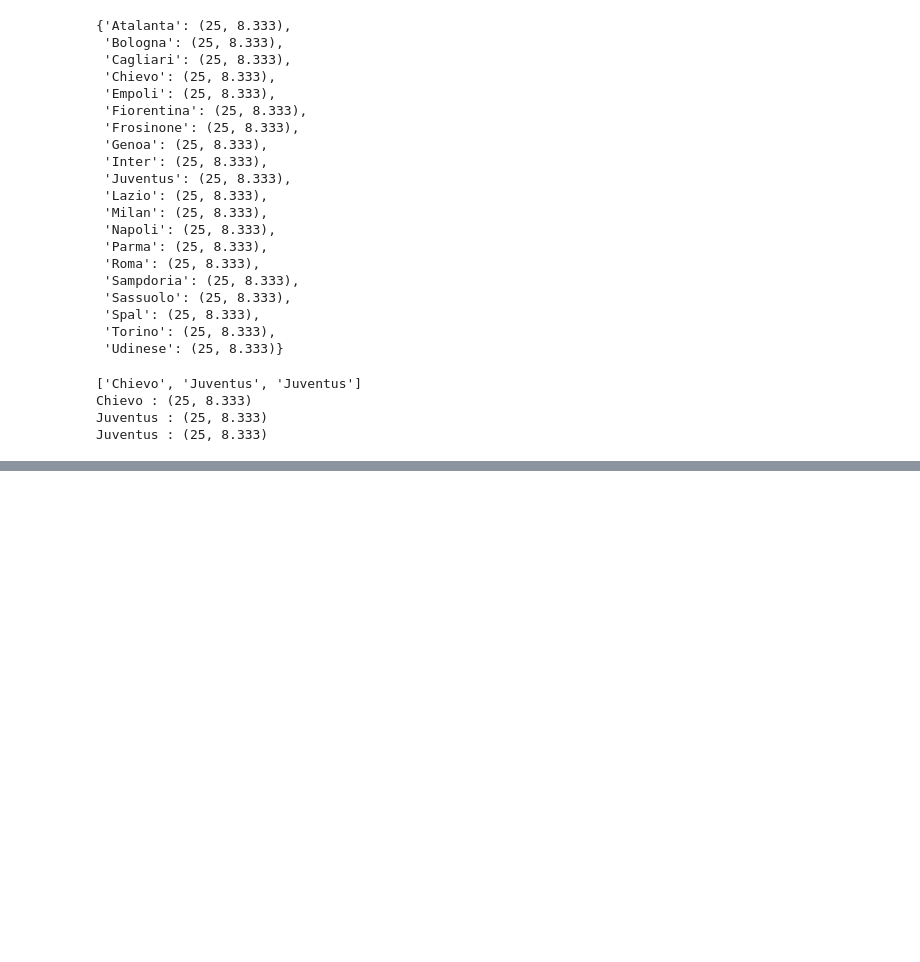
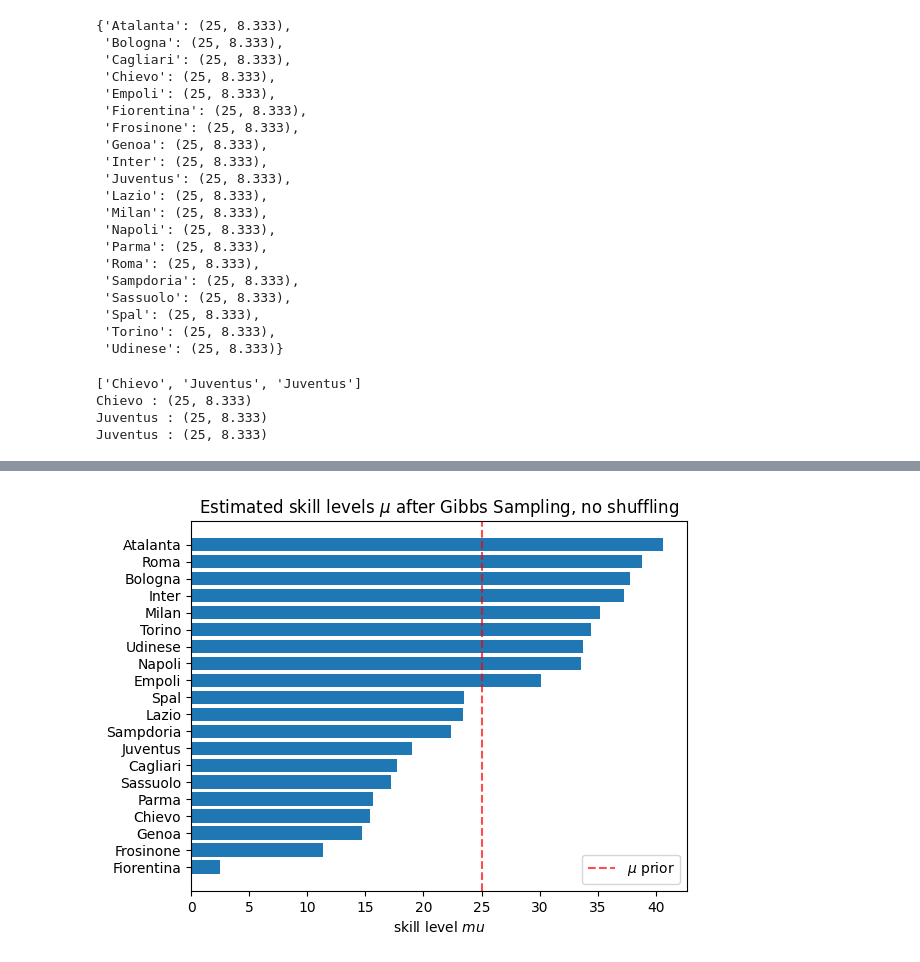
Before and after one commit to dannem1337/trueskill_py, a Jupyter notebook: APML_Gibbs_+_ADF.ipynb, the cells around one changed output, grey strips where cells are left out. Cells and saved outputs as stored; diff of their text form; code cells hidden in the pictures; blank space fills up the shorter version.

```diff
--- a/APML_Gibbs_+_ADF.ipynb
+++ b/APML_Gibbs_+_ADF.ipynb
@@ -365,0 +533,15 @@ Atalanta Sassuolo Atalanta
+# %%
+teams_sorted_by_skill = dict(sorted(All_teams_dict.items(), key=lambda x: x[1][0]))
+
+sorted_teams_list = list(teams_sorted_by_skill.keys())
+sorted_skills_list = [i[0] for i in list(teams_sorted_by_skill.values())]
+
+plt.barh(sorted_teams_list, sorted_skills_list)
+plt.axvline(x=25, color='red', linestyle='--', label=r'$\mu$ prior', alpha=0.7)
+
+plt.title(r'Estimated skill levels $\mu$ after Gibbs Sampling, no shuffling')
+plt.xlabel('skill level $mu$')
+plt.legend()
+plt.show()
+# %% [output]
+[figure, added]
```
Also changed, not shown: parts of 17 cells of this notebook.
